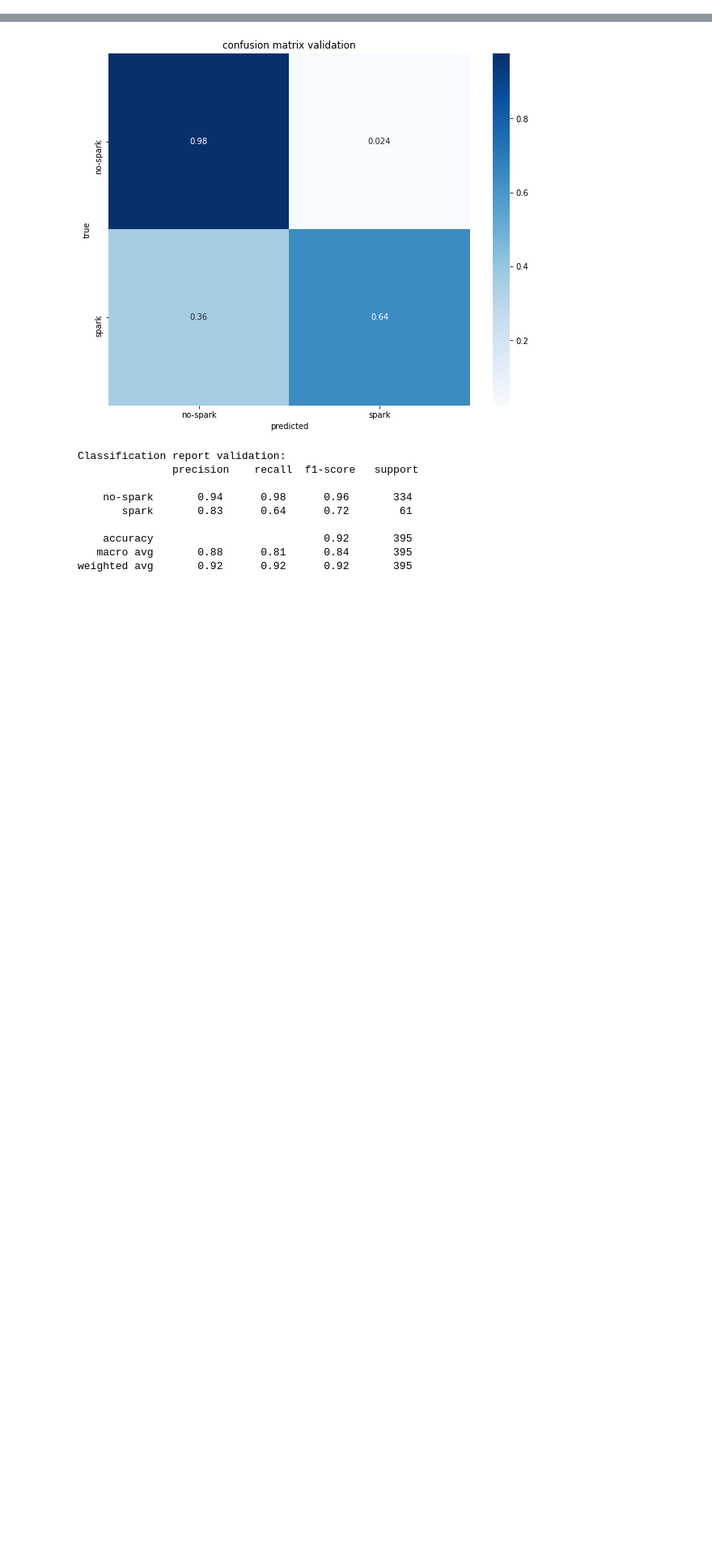
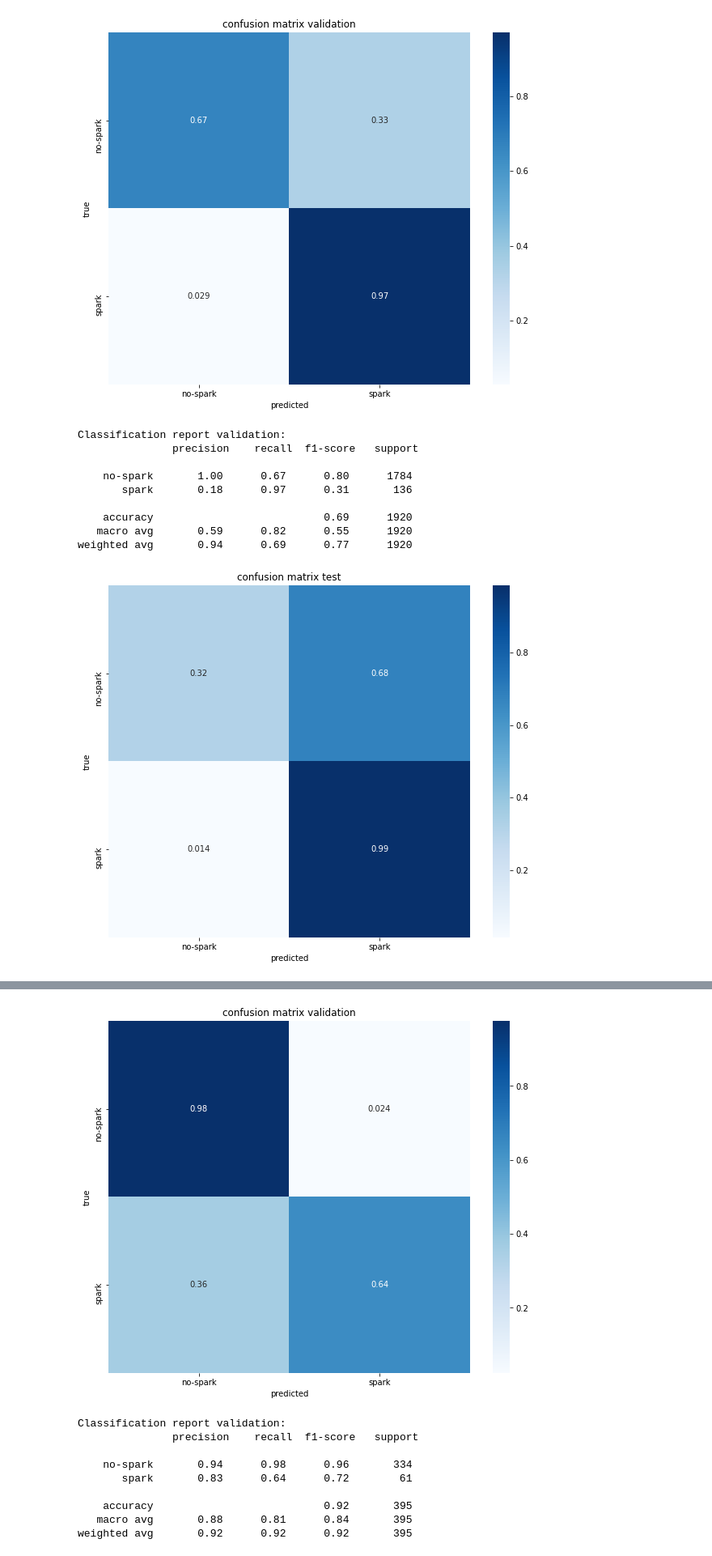
Before and after one commit to raulbenitez/DEEPCARDIO, a Jupyter notebook: sparks/train/inception.ipynb, the cells around one changed output, grey strips where cells are left out. Shown at 81% size. Saved outputs shown, nothing was run; the diff lists cells and outputs as text; code cells hidden in the pictures; blank space fills up the shorter version.

Commit message:
Entrenament de la xarxa inceptionv3 per a la classificació frame-wise d'imatges de sparks.

```diff
--- a/sparks/train/inception.ipynb
+++ b/sparks/train/inception.ipynb
@@ -27,0 +61,12 @@ filesPath = 'drive/MyDrive/tfm/DEEPCARDIO_drive/sparks/train/'
+# %%
+trainData = '2021-02-03_23-53-32_synthetic' # 2021-01-23_02-02-14_gen_images, 2021-02-03_23-53-32_synthetic
+
+# X_train, Y_train, X_test, Y_test = load_data(classesFromFile=True, imageFolder='drive/MyDrive/tfm/DEEPCARDIO_drive/_datasets/deepcardio/170215_RyR-GFP30_RO_01_Serie2_SPARKS-calcium', gaussianFilter=False)
+X_train, Y_train, X_test, Y_test = load_data(classesFromFile=True, imageId=trainData,  # 170215_RyR-GFP30_RO_01_Serie2_SPARKS-calcium',
+                                             datasetsPath='drive/MyDrive/tfm/DEEPCARDIO_drive/_datasets/deepcardio/', gaussianFilter=False)
+
+X_train, X_valid, Y_train, Y_valid = train_test_split(X_train, Y_train, test_size=0.2, random_state=1)
+
+weight_array = compute_class_weight('balanced', np.unique(Y_train), Y_train.argmax(axis=-1))
+weight_dict = dict(zip(np.unique(Y_train), weight_array))
+weight_dict
@@ -27,0 +78,52 @@ filesPath = 'drive/MyDrive/tfm/DEEPCARDIO_drive/sparks/train/'
+# %%
+# Inception V3
+modelv3 = keras.applications.InceptionV3(include_top=True, weights=None, classes=2, input_shape=X_train[0].shape)
+# modelv3.summary()
+
+batch_size = 32
+epochs = 30
+
+# custom functions
+loss_function = 'categorical_crossentropy' # sigmoid_loss
+loss_function_str = loss_function.__name__ if not isinstance(loss_function, str) else loss_function
+# recallRatio = 0.6
+# metric_function = _recall_and_false_spark(recallRatio)
+
+trainID = f"borrar_inceptionv3_ep{epochs}_b{batch_size}__learn0.00001__"+trainData
+print('trainId: '+trainID)
+
+opt = keras.optimizers.RMSprop(learning_rate=0.00001)
+modelv3.compile(loss=loss_function, optimizer='adam', metrics=['accuracy'])
+
+log_dir = "logs/fit/" + datetime.datetime.now().strftime("%Y%m%d-%H%M%S")
+tensorboard_callback = tf.keras.callbacks.TensorBoard(log_dir=log_dir, histogram_freq=1)
+
+modelv3.fit(X_train, Y_train, batch_size=batch_size, epochs=epochs, validation_data=(X_valid, Y_valid), shuffle=True, callbacks=[tensorboard_callback]) # , class_weight=weight_dict
+
+modelv3.save(f"{filesPath}{trainID}.h5")
+
+# validation
+
+class_labels = ['no-spark', 'spark']
+
+Y_test_pred = modelv3.predict(X_test)
+Y_valid_pred = modelv3.predict(X_valid)
+
+confMatrix = confusion_matrix(Y_valid.argmax(axis=1), Y_valid_pred.argmax(axis=1), normalize='true')
+plt.figure(figsize=(10,8))
+sns.heatmap(confMatrix, cmap='Blues', xticklabels=class_labels, yticklabels=class_labels, annot=True)
+plt.title('confusion matrix validation')
+plt.xlabel('predicted')
+plt.ylabel('true')
+plt.show()
+print("Classification report validation:\n",  classification_report(Y_valid.argmax(axis=1), Y_valid_pred.argmax(axis=1), target_names=class_labels))
+
+confMatrix = confusion_matrix(Y_test.argmax(axis=1), Y_test_pred.argmax(axis=1), normalize='true')
+plt.figure(figsize=(10,8))
+sns.heatmap(confMatrix, cmap='Blues', xticklabels=class_labels, yticklabels=class_labels, annot=True)
+plt.title('confusion matrix test')
+plt.xlabel('predicted')
+plt.ylabel('true')
+plt.show()
+print("Classification report test:\n",  classification_report(Y_test.argmax(axis=1), Y_test_pred.argmax(axis=1), target_names=class_labels))
+# %% [output]
@@ -27,0 +147,11 @@ filesPath = 'drive/MyDrive/tfm/DEEPCARDIO_drive/sparks/train/'
+[figure, added]
+Classification report validation:
+               precision    recall  f1-score   support
+
+    no-spark       1.00      0.67      0.80      1784
+       spark       0.18      0.97      0.31       136
+
+    accuracy                           0.69      1920
+   macro avg       0.59      0.82      0.55      1920
+weighted avg       0.94      0.69      0.77      1920
+[figure, added]
```
Also changed, not shown: parts of 19 cells of this notebook.
